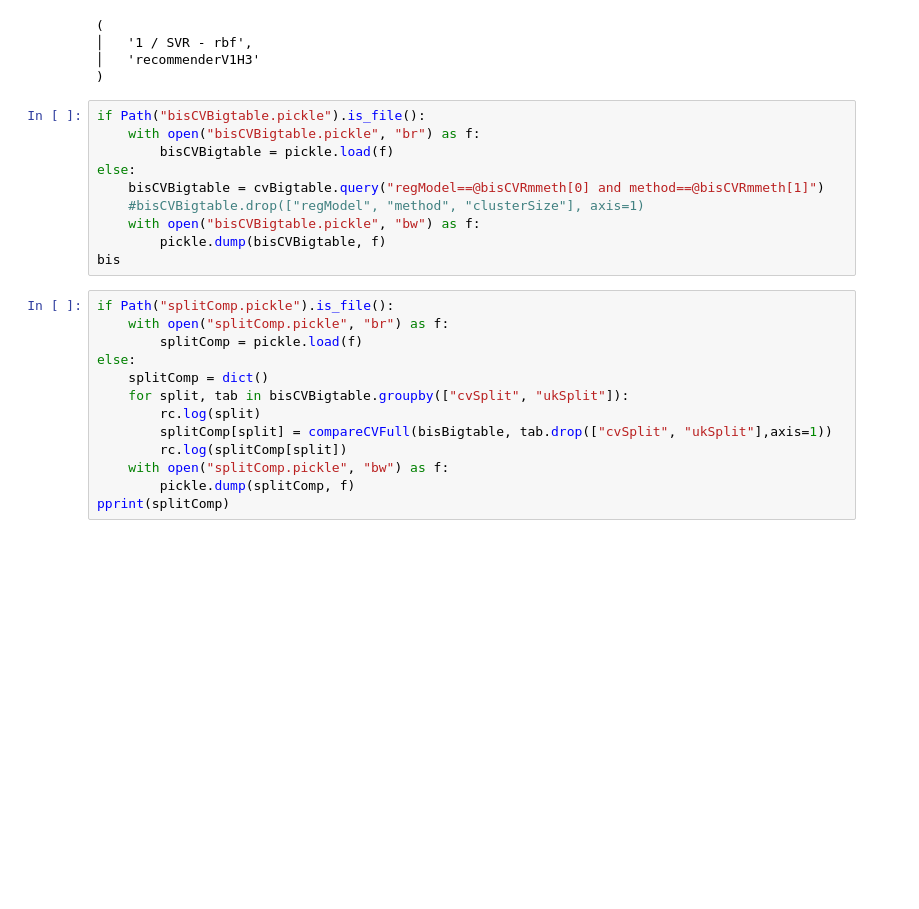
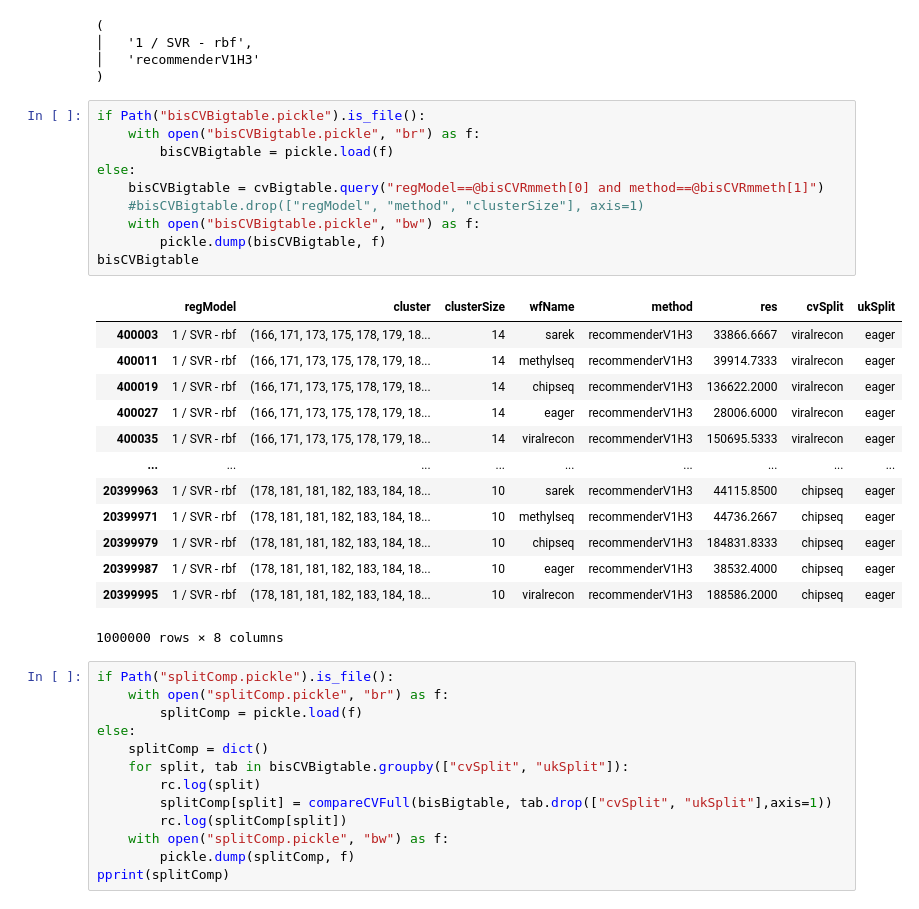
Before and after one commit to Sheypex/ba_proto, a Jupyter notebook: py/graphics.ipynb, the cells around one changed output. Saved outputs shown, nothing was run; the diff lists cells and outputs as text; blank space fills up the shorter version.

```diff
--- a/py/graphics.ipynb
+++ b/py/graphics.ipynb
@@ -736,13 +736,27 @@ bisCVRmmeth
 # %%
 if Path("bisCVBigtable.pickle").is_file():
     with open("bisCVBigtable.pickle", "br") as f:
         bisCVBigtable = pickle.load(f)
 else:
     bisCVBigtable = cvBigtable.query("regModel==@bisCVRmmeth[0] and method==@bisCVRmmeth[1]")
     #bisCVBigtable.drop(["regModel", "method", "clusterSize"], axis=1)
     with open("bisCVBigtable.pickle", "bw") as f:
         pickle.dump(bisCVBigtable, f)
-bis
+bisCVBigtable
+# %% [output]
+|  | regModel | cluster | clusterSize | wfName | method | res | cvSplit | ukSplit |
+| 400003 | 1 / SVR - rbf | (166, 171, 173, 175, 178, 179, 18... | 14 | sarek | recommenderV1H3 | 33866.6667 | viralrecon | eager |
+| 400011 | 1 / SVR - rbf | (166, 171, 173, 175, 178, 179, 18... | 14 | methylseq | recommenderV1H3 | 39914.7333 | viralrecon | eager |
+| 400019 | 1 / SVR - rbf | (166, 171, 173, 175, 178, 179, 18... | 14 | chipseq | recommenderV1H3 | 136622.2000 | viralrecon | eager |
+| 400027 | 1 / SVR - rbf | (166, 171, 173, 175, 178, 179, 18... | 14 | eager | recommenderV1H3 | 28006.6000 | viralrecon | eager |
+| 400035 | 1 / SVR - rbf | (166, 171, 173, 175, 178, 179, 18... | 14 | viralrecon | recommenderV1H3 | 150695.5333 | viralrecon | eager |
+| ... | ... | ... | ... | ... | ... | ... | ... | ... |
+| 20399963 | 1 / SVR - rbf | (178, 181, 181, 182, 183, 184, 18... | 10 | sarek | recommenderV1H3 | 44115.8500 | chipseq | eager |
+| 20399971 | 1 / SVR - rbf | (178, 181, 181, 182, 183, 184, 18... | 10 | methylseq | recommenderV1H3 | 44736.2667 | chipseq | eager |
+| 20399979 | 1 / SVR - rbf | (178, 181, 181, 182, 183, 184, 18... | 10 | chipseq | recommenderV1H3 | 184831.8333 | chipseq | eager |
+| 20399987 | 1 / SVR - rbf | (178, 181, 181, 182, 183, 184, 18... | 10 | eager | recommenderV1H3 | 38532.4000 | chipseq | eager |
+| 20399995 | 1 / SVR - rbf | (178, 181, 181, 182, 183, 184, 18... | 10 | viralrecon | recommenderV1H3 | 188586.2000 | chipseq | eager |
+1000000 rows × 8 columns
 # %%
 if Path("splitComp.pickle").is_file():
     with open("splitComp.pickle", "br") as f:
```
Also changed, not shown: parts of 2 cells of this notebook, 1 other file.
